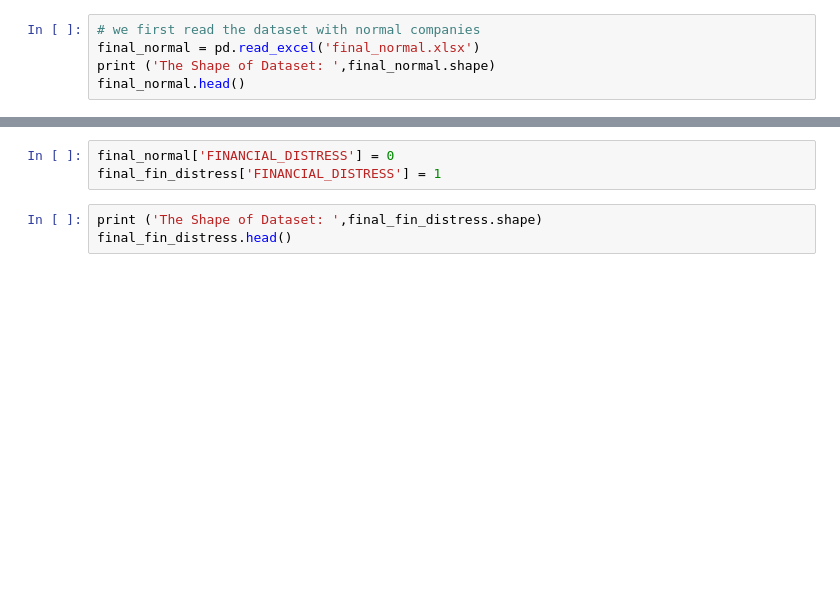
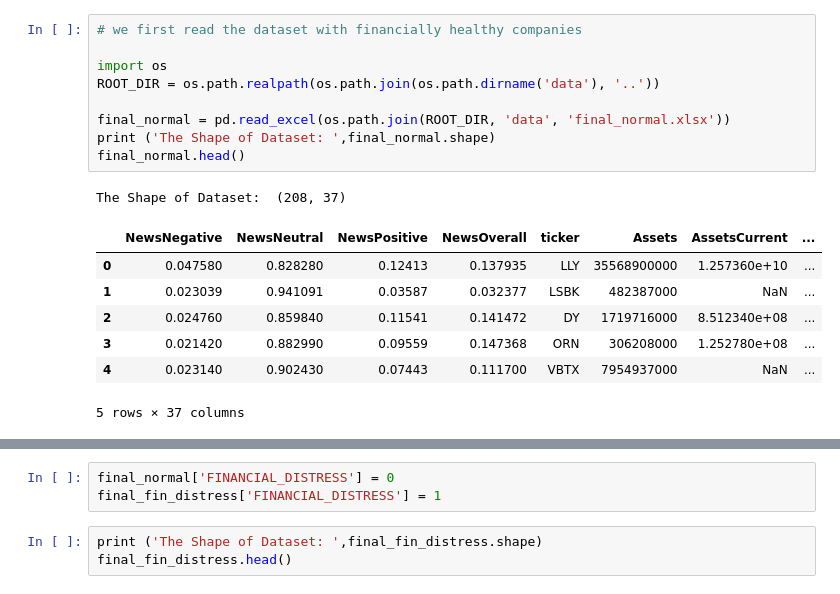
Before and after one commit to petr-yakovlev/early-warning-models-for-financial-crisis-based-on-ML-and-Big-Data, a Jupyter notebook: model_building.ipynb, the cells around one changed output, grey strips where cells are left out. Cells and saved outputs as stored; diff of their text form; blank space fills up the shorter version.

```diff
--- a/model_building.ipynb
+++ b/model_building.ipynb
@@ -59,9 +59,22 @@ import lightgbm as lgb
 from lightgbm import LGBMClassifier
 import xgboost as xgb
 # %%
-# we first read the dataset with normal companies
-final_normal = pd.read_excel('final_normal.xlsx')
+# we first read the dataset with financially healthy companies
+
+import os
+ROOT_DIR = os.path.realpath(os.path.join(os.path.dirname('data'), '..'))
+
+final_normal = pd.read_excel(os.path.join(ROOT_DIR, 'data', 'final_normal.xlsx'))
 print ('The Shape of Dataset: ',final_normal.shape)
 final_normal.head()
+# %% [output]
+The Shape of Dataset:  (208, 37)
+|  | NewsNegative | NewsNeutral | NewsPositive | NewsOverall | ticker | Assets | AssetsCurrent | ... |
+| 0 | 0.047580 | 0.828280 | 0.12413 | 0.137935 | LLY | 35568900000 | 1.257360e+10 | ... |
+| 1 | 0.023039 | 0.941091 | 0.03587 | 0.032377 | LSBK | 482387000 | NaN | ... |
+| 2 | 0.024760 | 0.859840 | 0.11541 | 0.141472 | DY | 1719716000 | 8.512340e+08 | ... |
+| 3 | 0.021420 | 0.882990 | 0.09559 | 0.147368 | ORN | 306208000 | 1.252780e+08 | ... |
+| 4 | 0.023140 | 0.902430 | 0.07443 | 0.111700 | VBTX | 7954937000 | NaN | ... |
+5 rows × 37 columns
 # %%
 # then we read the dataset with companies labelled with financial distress
```
Also changed, not shown: parts of 66 cells of this notebook.
